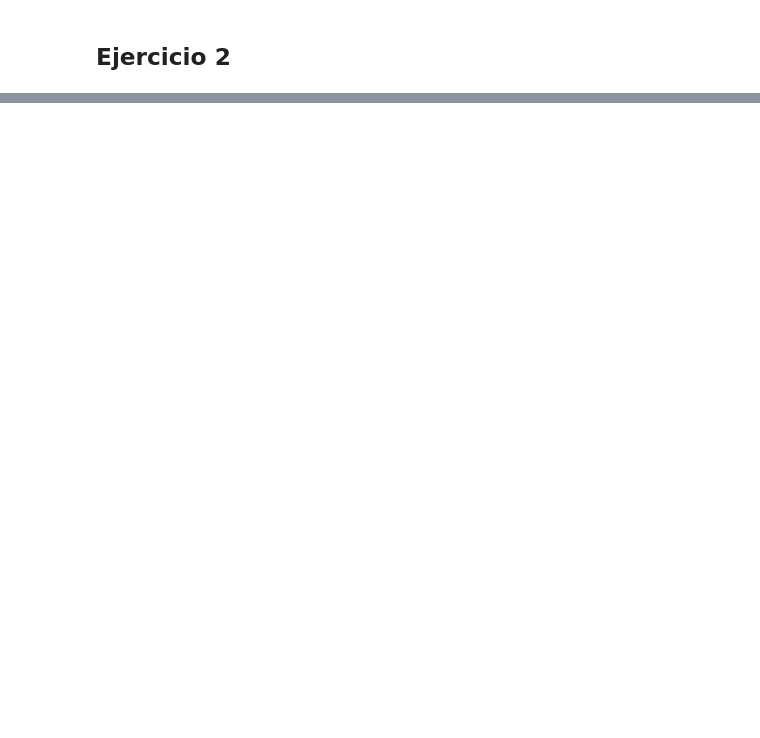
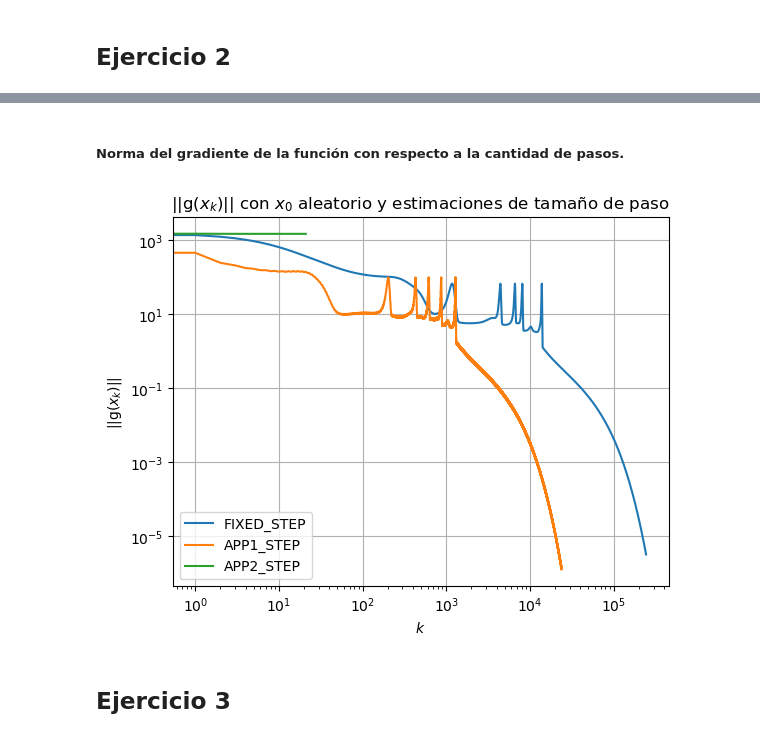
Before and after one commit to L4rralde/steepest_descent, a Jupyter notebook: tarea3.ipynb, the cells around one changed output, grey strips where cells are left out. Drawn from its saved outputs; the diff is of its cells as text; code cells hidden in the pictures; blank space fills up the shorter version.

```diff
--- a/tarea3.ipynb
+++ b/tarea3.ipynb
@@ -38,0 +338,16 @@ plt.loglog(solutions[:,1], solutions[:,0])
+# %% [markdown]
+##### Norma del gradiente de la función con respecto a la cantidad de pasos.
+# %%
+plt.loglog(fixed_step_solutions_rand[:, 1], label='FIXED_STEP')
+plt.loglog(app1_step_solutions_rand[:, 1], label='APP1_STEP')
+plt.loglog(app2_step_solutions_rand[:, 1], label='APP2_STEP')
+plt.legend()
+plt.grid()
+plt.title("||g($x_k$)|| con $x_0$ aleatorio y estimaciones de tamaño de paso")
+plt.xlabel("$k$")
+plt.ylabel("||g($x_k$)||")
+plt.show()
+# %% [output]
+[figure, added]
+# %% [markdown]
+## Ejercicio 3
```
Also changed, not shown: parts of 54 cells of this notebook, 5 other files.
